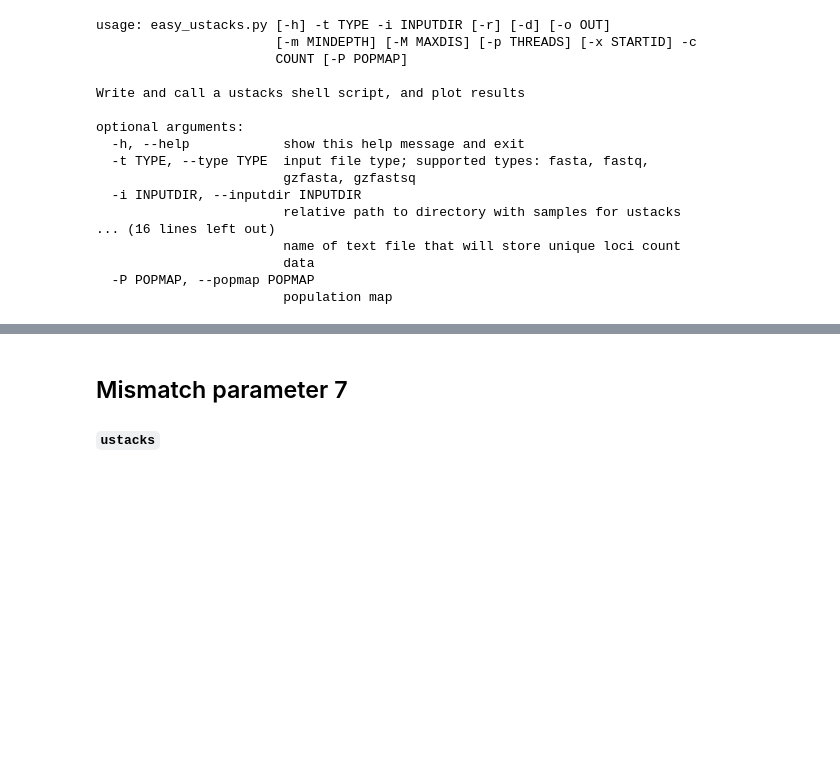
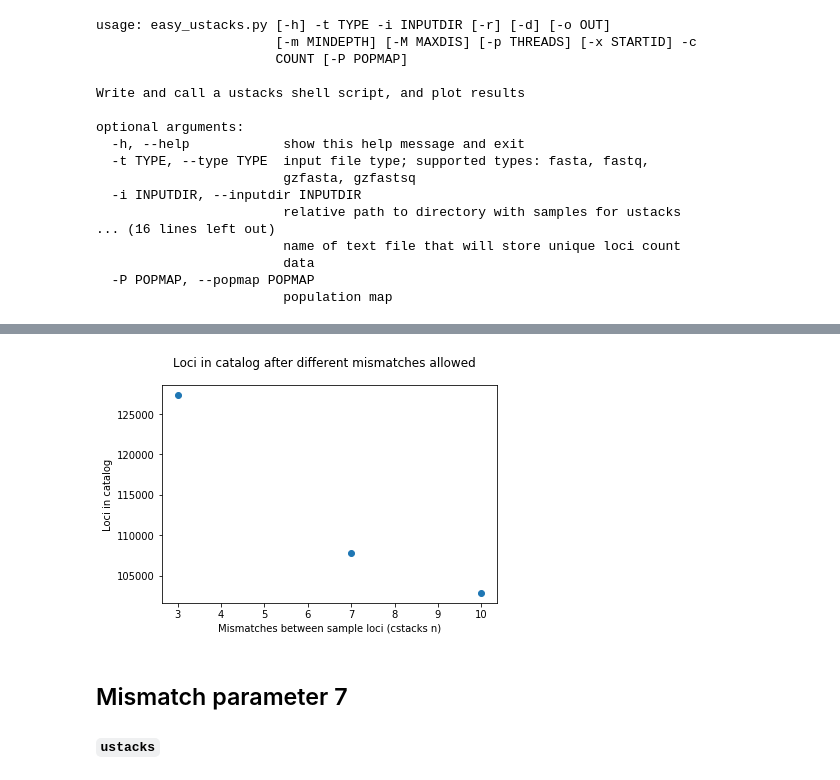
Before and after one commit to nclowell/RAD_scallops, a Jupyter notebook: CRAGIG_run1/Notebooks/data_processing/Dialing_in_mismatch_parameter_to_correctly_assemble_loci.ipynb, the cells around one changed output, grey strips where cells are left out. Drawn from its saved outputs; the diff is of its cells as text; code cells hidden in the pictures; blank space fills up the shorter version.

```diff
--- a/CRAGIG_run1/Notebooks/data_processing/Dialing_in_mismatch_parameter_to_correctly_assemble_loci.ipynb
+++ b/CRAGIG_run1/Notebooks/data_processing/Dialing_in_mismatch_parameter_to_correctly_assemble_loci.ipynb
@@ -73,3 +125,14 @@ And the plot of retained ustacks loci looked like:
+# %%
+nvals = [3,7,10]
+catalog_counts = [127316,107738,102860]
+# %%
+plt.scatter(nvals,catalog_counts)
+plt.suptitle("Loci in catalog after different mismatches allowed")
+plt.xlabel("Mismatches between sample loci (cstacks n)")
+plt.ylabel("Loci in catalog")
+plt.show()
+# %% [output]
+[figure, added]
 # %% [markdown]
 ## Mismatch parameter 7
 
```
Also changed, not shown: parts of 13 cells of this notebook.
